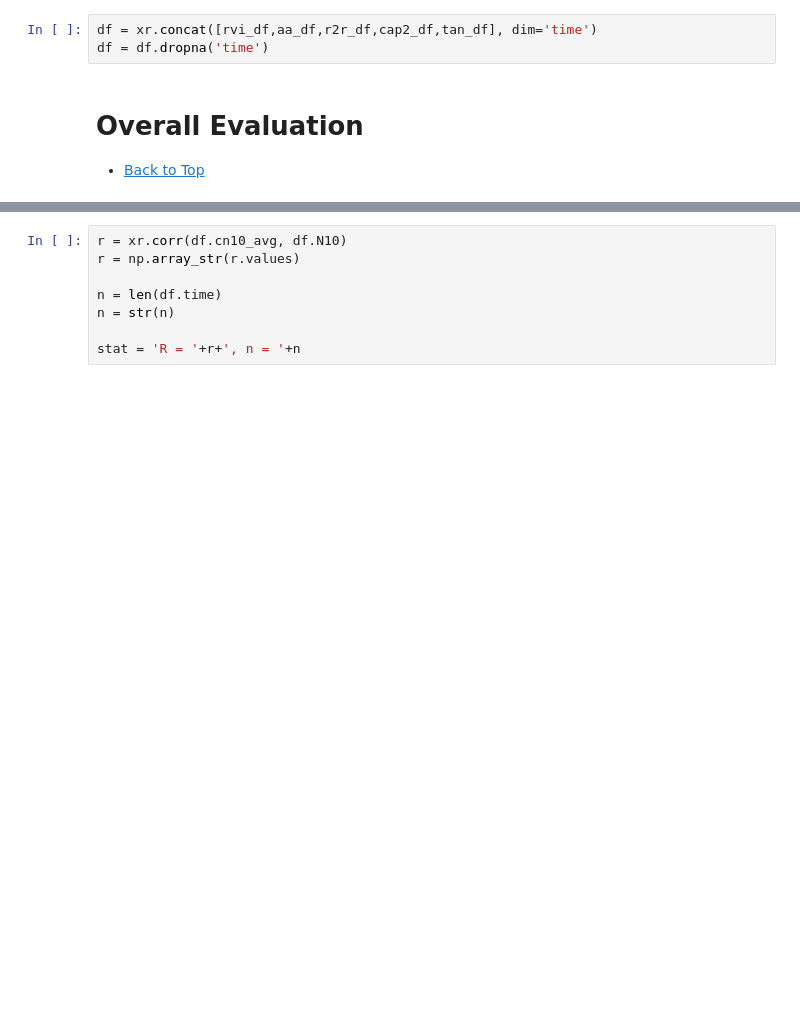
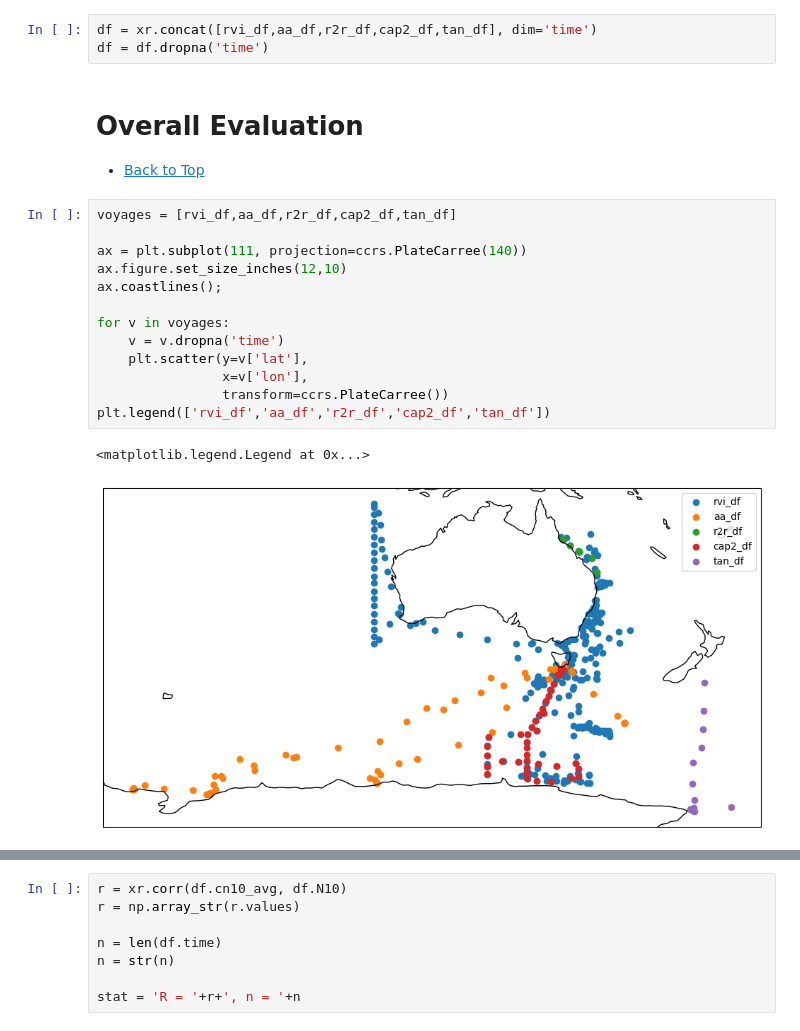
Before and after one commit to llamprey/access-eval, a Jupyter notebook: evaluation.ipynb, the cells around one changed output, grey strips where cells are left out. Cells and saved outputs as stored; diff of their text form; blank space fills up the shorter version.

```diff
--- a/evaluation.ipynb
+++ b/evaluation.ipynb
@@ -64,5 +64,21 @@ df = df.dropna('time')
 # %% [markdown]
 # Overall Evaluation <a class="anchor" id="first-bullet"></a>
 * [Back to Top](#top)
+# %%
+voyages = [rvi_df,aa_df,r2r_df,cap2_df,tan_df]
+
+ax = plt.subplot(111, projection=ccrs.PlateCarree(140))
+ax.figure.set_size_inches(12,10)
+ax.coastlines();
+
+for v in voyages:
+    v = v.dropna('time')
+    plt.scatter(y=v['lat'],
+                x=v['lon'],
+                transform=ccrs.PlateCarree())
+plt.legend(['rvi_df','aa_df','r2r_df','cap2_df','tan_df'])
+# %% [output]
+<matplotlib.legend.Legend at 0x...>
+[figure, added]
 # %%
 ax = plt.subplot(221, projection=ccrs.PlateCarree(140))
```
Also changed, not shown: parts of 5 cells of this notebook.
